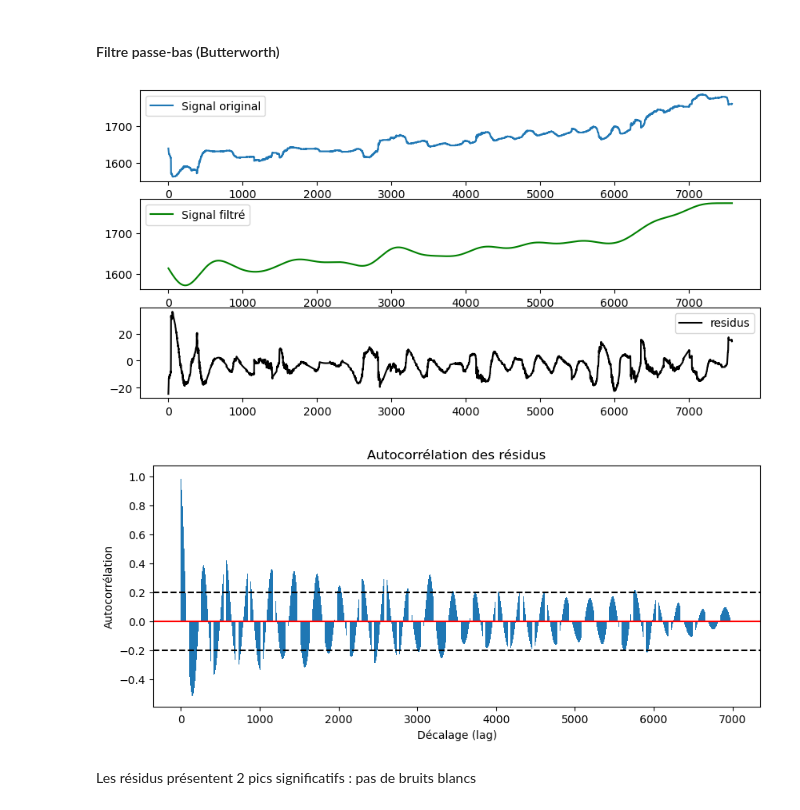
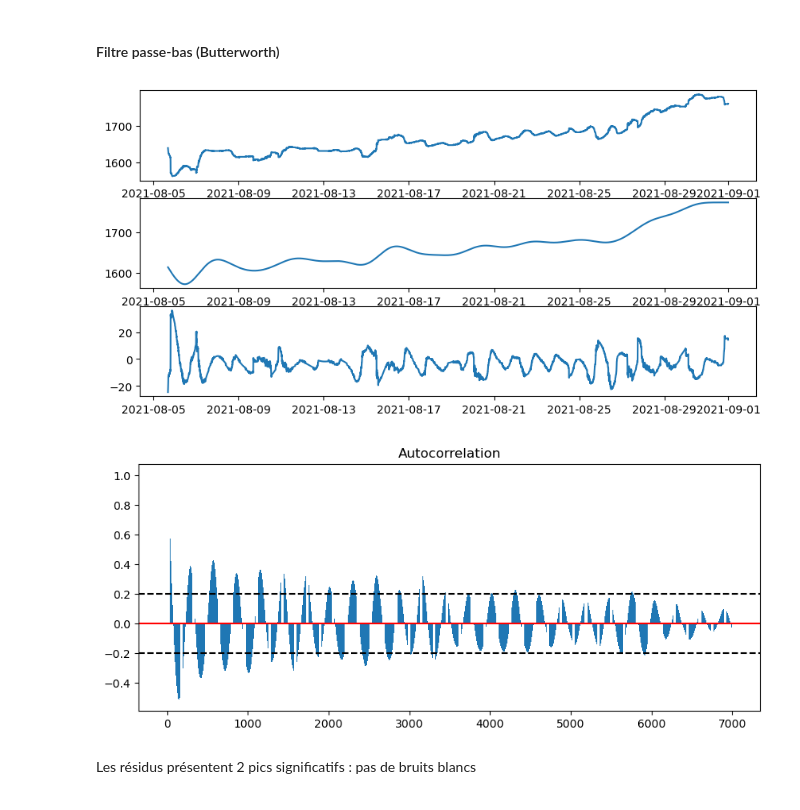
Before and after one commit to PiDchsn/Projet-RI, a Jupyter notebook: Analyse_3.ipynb, the cells around one changed output. Cells and saved outputs as stored; diff of their text form; code cells hidden in the pictures.

```diff
--- a/Analyse_3.ipynb
+++ b/Analyse_3.ipynb
@@ -607,44 +617,39 @@ import statsmodels.api as sm
 ordre = 6
 frequence_coupure = 1/(60*5)
 
 # Création du filtre passe-bas
 b, a = butter(ordre, frequence_coupure, btype='low', analog=False)
 
 # Application du filtre
 data_filtre = filtfilt(b, a, data_ajust)
 
 residus = data_filtre - data_ajust
 
 # Visualisation avant et après filtrage
 plt.figure(figsize=(10, 5))
 plt.subplot(3, 1, 1)
-plt.plot(data_ajust, label="Signal original")
-plt.legend()
+plt.plot(datetime_data,data_ajust, label="Original signal")
 plt.subplot(3, 1, 2)
-plt.plot(data_filtre, label="Signal filtré", color='green')
-plt.legend()
+plt.plot(datetime_data,data_filtre, label="Filtered signal")
 plt.subplot(3, 1, 3)
-plt.plot(residus, label="residus", color='black')
-plt.legend()
+plt.plot(datetime_data,residus, label="Residuals")
 plt.show()
 
 # Choix du nombre de décalages (lags) à afficher
 max_lag = 7000
 acf_values = sm.tsa.acf(residus, nlags = max_lag)
 
 # Affichage de l'autocorrélation
 plt.figure(figsize=(10, 4))
 plt.bar(range(max_lag + 1), acf_values)
 plt.axhline(y=0.2, color='black', linestyle='--', label='Ligne à x=0.2')
 plt.axhline(y=0, color='red', label='Ligne à x=0')
 plt.axhline(y=-0.2, color='black', linestyle='--', label='Ligne à x=-0.2')
-plt.xlabel("Décalage (lag)")
-plt.ylabel("Autocorrélation")
-plt.title("Autocorrélation des résidus")
+plt.title("Autocorrelation")
 plt.show()
 # %% [output]
-[figure, old version]
+[figure, new version]
-[figure, old version]
+[figure, new version]
 # %% [markdown]
 Les résidus présentent 2 pics significatifs : pas de bruits blancs
 # %% [markdown]
```
Also changed, not shown: parts of 6 cells of this notebook.
